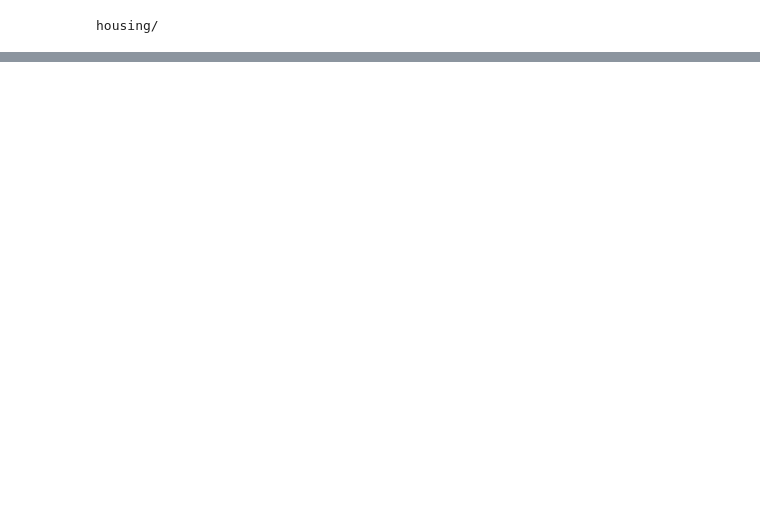
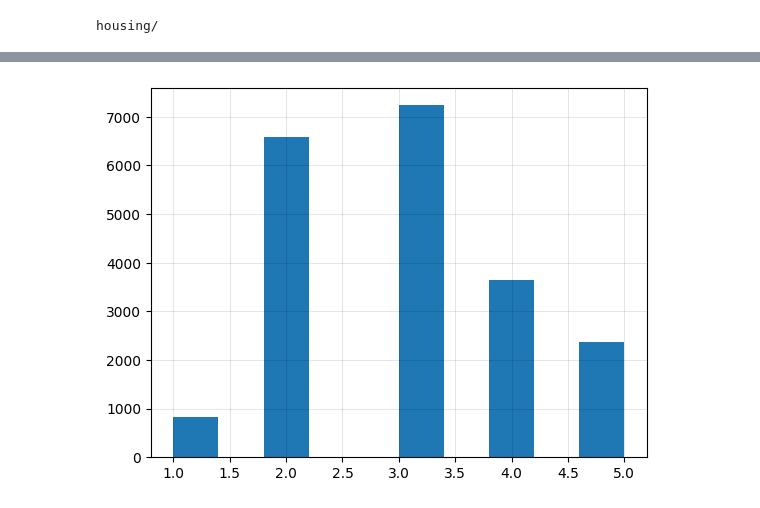
Before and after one commit to HuzaifaXool/ML-HUB, a Jupyter notebook: 1/1.ipynb, the cells around one changed output, grey strips where cells are left out. Cells and saved outputs as stored; diff of their text form; code cells hidden in the pictures; blank space fills up the shorter version.

```diff
--- a/1/1.ipynb
+++ b/1/1.ipynb
@@ -27,0 +196,5 @@ housing/
+# %%
+data['income_cat'].hist()
+plt.grid(alpha=0.1,color='black')
+# %% [output]
+[figure, added]
```
Also changed, not shown: parts of 84 cells of this notebook.
